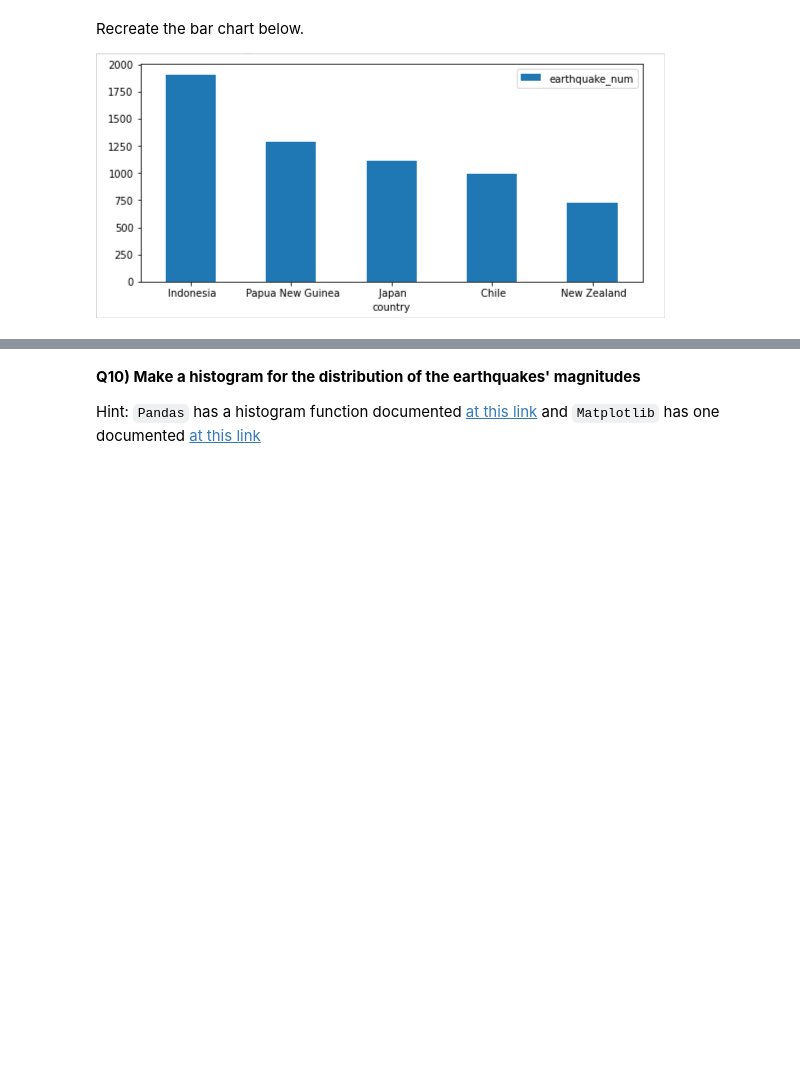
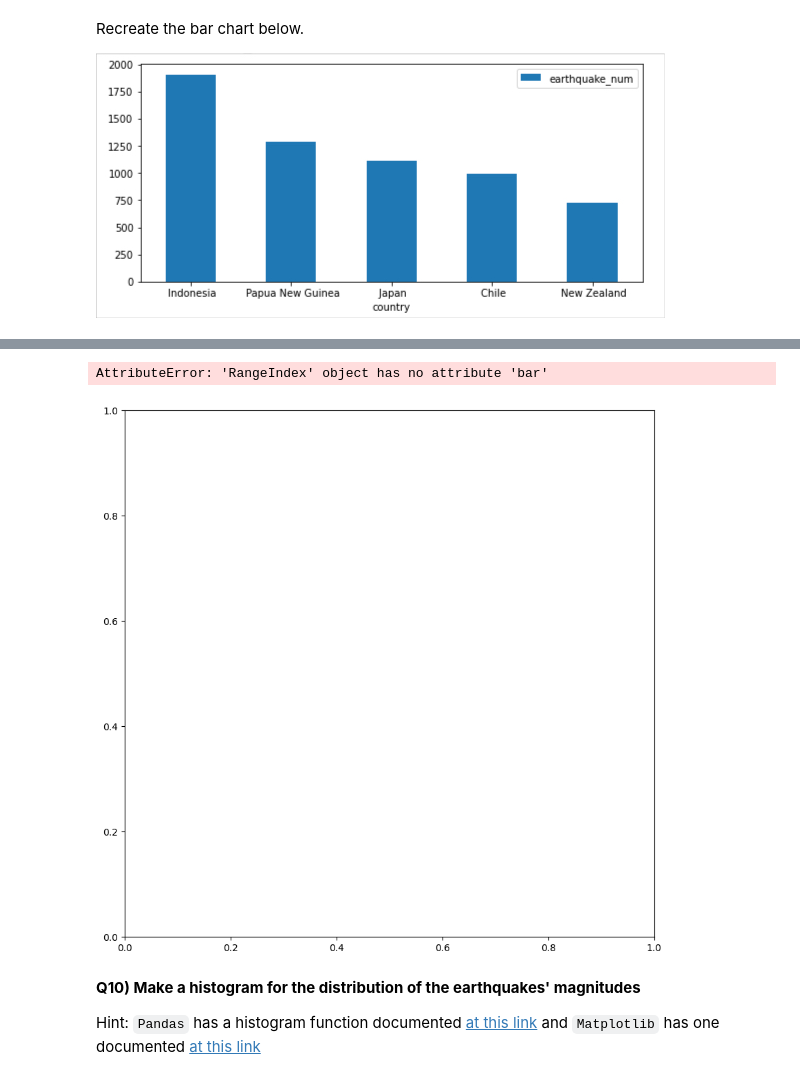
Before and after one commit to MaximilienRoten/2025_Intro_Python, a Jupyter notebook: notebook/W3_S1.ipynb, the cells around one changed output, grey strips where cells are left out. Saved outputs shown, nothing was run; the diff lists cells and outputs as text; code cells hidden in the pictures; blank space fills up the shorter version.

```diff
--- a/notebook/W3_S1.ipynb
+++ b/notebook/W3_S1.ipynb
@@ -378,15 +422,18 @@ num2.print[:4]
 
 # convert what you just printed to a DataFrame with 2 columns: 'country' (text) and 'earthquake_num' (number)
 # Hint: separate the text and numbers and store them separately in lists
-top5_df = pd.DataFrame({'country':list(num2.__[0].__),'earthquake_num':list(num2.__[1]._____)})
+top5_df = pd.DataFrame({'country':list(num2.iloc[0].__),'earthquake_num':list(num2.__[1]._____)})
 top5_df
 # %%
 # Now plot the numbers in the top5_df dataset with bar chart.
 # %%
 #@markdown Fill in the blank version. Double click to reveal
 # Now plot the numbers in the top5_df dataset with bar chart.
-__,__ = plt._______(figsize=(_,_))
-top5_df.plot.bar(x=_____,y=_____,rot=0,ax=__)
+fig,axes = plt.subplots(figsize=(10,10))
+top5_df.axes[0].bar(x=country,y= top5_df[1],rot=0,ax=1)
+# %% [output]
+AttributeError: 'RangeIndex' object has no attribute 'bar'
+[figure, added]
 # %% [markdown]
 **Q10) Make a histogram for the distribution of the earthquakes' magnitudes**
 
```
Also changed, not shown: parts of 5 cells of this notebook.
